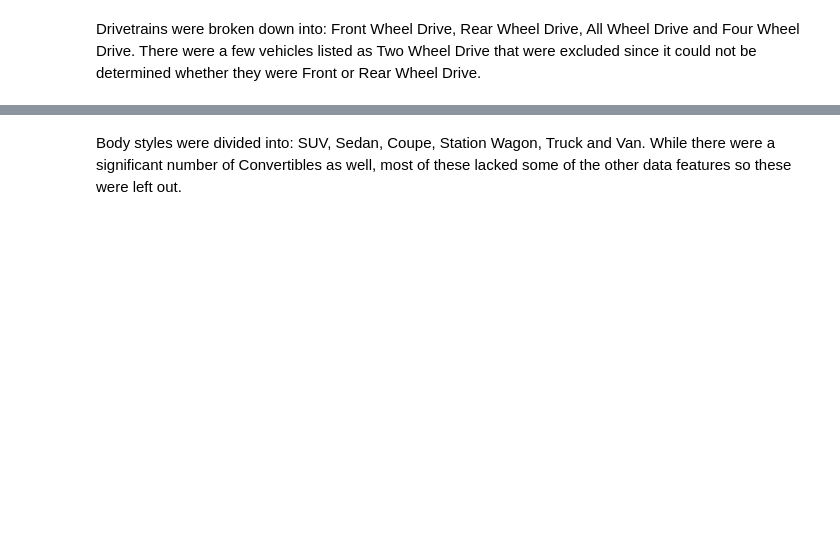
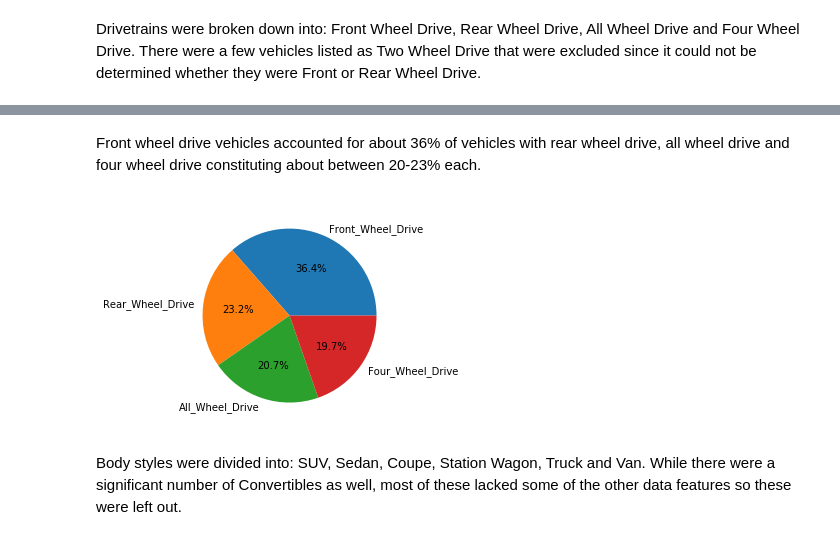
Before and after one commit to yfstafford/Thinkful, a Jupyter notebook: Unit 3/Capstone/Unit 3 Capstone Car MSRP.ipynb, the cells around one changed output, grey strips where cells are left out. Drawn from its saved outputs; the diff is of its cells as text; code cells hidden in the pictures; blank space fills up the shorter version.

```diff
--- a/Unit 3/Capstone/Unit 3 Capstone Car MSRP.ipynb
+++ b/Unit 3/Capstone/Unit 3 Capstone Car MSRP.ipynb
@@ -170,5 +205,12 @@ Counter({False: 22173, True: 39})
 # %%
 data = data.drop(data[missing].index)
+# %% [markdown]
+Front wheel drive vehicles accounted for about 36% of vehicles with rear wheel drive, all wheel drive and four wheel drive constituting about between 20-23% each.
+# %%
+plt.pie(data.iloc[:,-4:].sum().values, labels=data.iloc[:,-4:].columns.values, autopct='%1.1f%%')
+plt.show()
+# %% [output]
+[figure, added]
 # %% [markdown]
 Body styles were divided into: SUV, Sedan, Coupe, Station Wagon, Truck and Van. While there were a significant number of Convertibles as well, most of these lacked some of the other data features so these were left out.
 # %%
```
Also changed, not shown: parts of 108 cells of this notebook.
